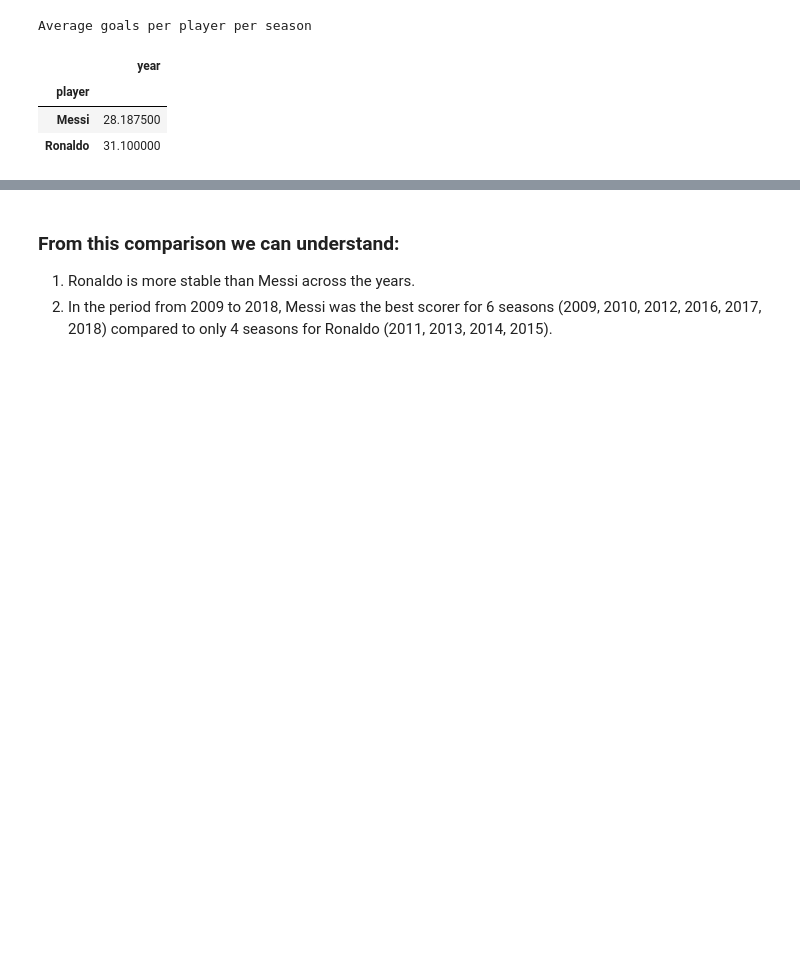
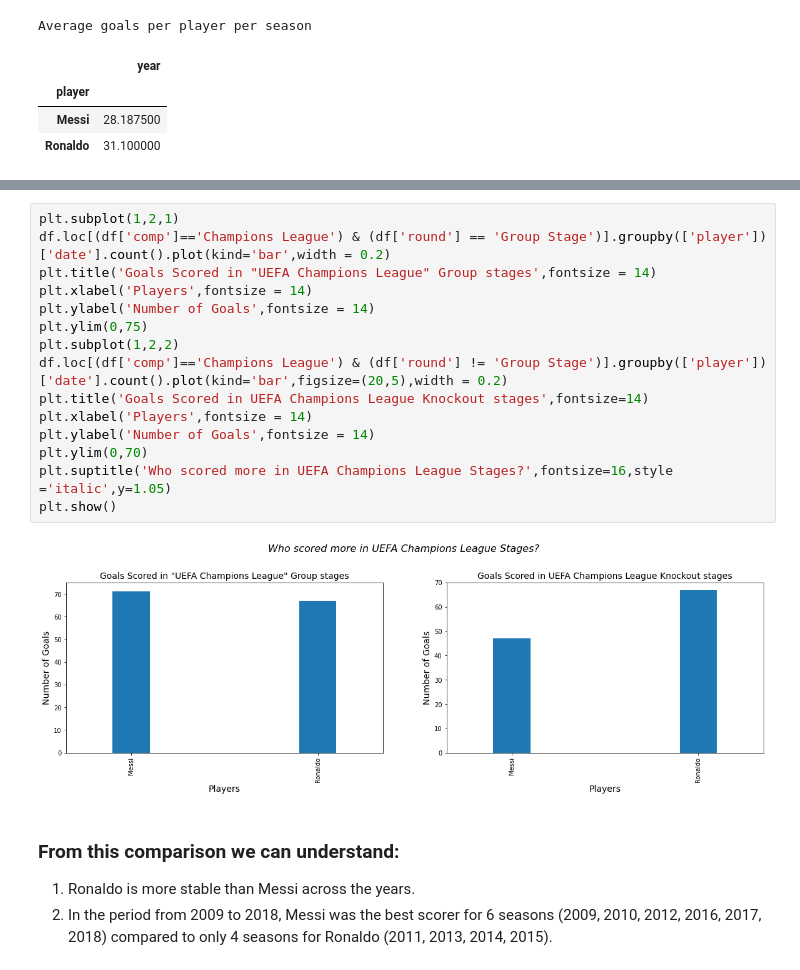
Before and after one commit to verticale3185/FINEL-PROJECT, a Jupyter notebook: final project.ipynb, the cells around one changed output, grey strips where cells are left out. Cells and saved outputs as stored; diff of their text form; blank space fills up the shorter version.

```diff
--- a/final project.ipynb
+++ b/final project.ipynb
@@ -167,3 +179,20 @@ Average goals per player per season
+# %%
+plt.subplot(1,2,1)
+df.loc[(df['comp']=='Champions League') & (df['round'] == 'Group Stage')].groupby(['player'])['date'].count().plot(kind='bar',width = 0.2)
+plt.title('Goals Scored in "UEFA Champions League" Group stages',fontsize = 14)
+plt.xlabel('Players',fontsize = 14)
+plt.ylabel('Number of Goals',fontsize = 14)
+plt.ylim(0,75)
+plt.subplot(1,2,2)
+df.loc[(df['comp']=='Champions League') & (df['round'] != 'Group Stage')].groupby(['player'])['date'].count().plot(kind='bar',figsize=(20,5),width = 0.2)
+plt.title('Goals Scored in UEFA Champions League Knockout stages',fontsize=14)
+plt.xlabel('Players',fontsize = 14)
+plt.ylabel('Number of Goals',fontsize = 14)
+plt.ylim(0,70)
+plt.suptitle('Who scored more in UEFA Champions League Stages?',fontsize=16,style ='italic',y=1.05)
+plt.show()
+# %% [output]
+[figure, added]
 # %% [markdown]
 ### From this comparison we can understand:
 1. Ronaldo is more stable than Messi across the years.
```
Also changed, not shown: parts of 3 cells of this notebook.
